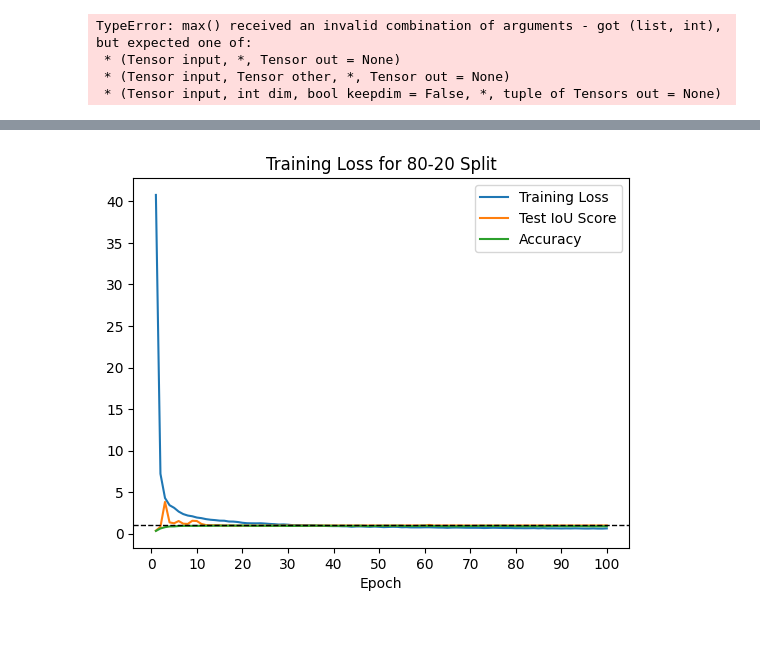
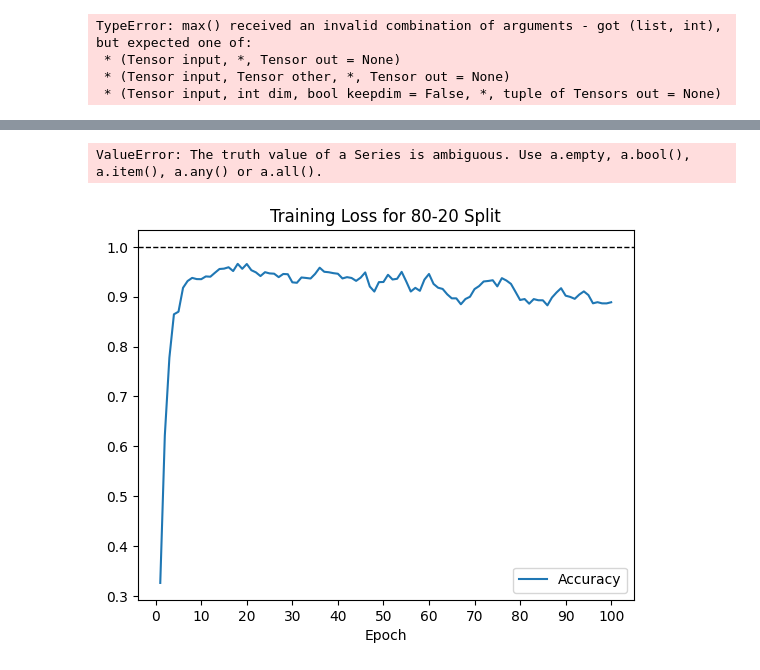
Before and after one commit to nnvu-fit/iusai-project, a Jupyter notebook: faster-rcnn.ipynb, the cells around one changed output, grey strips where cells are left out. Cells and saved outputs as stored; diff of their text form; code cells hidden in the pictures; blank space fills up the shorter version.

```diff
--- a/faster-rcnn.ipynb
+++ b/faster-rcnn.ipynb
@@ -236,24 +247,65 @@ print(log_data.head())
+# %%
+log_file_path = 'logs/faster_rcnn/faster-rcnn_80-20.log'
+
+with open(log_file_path, 'r') as file:
+    log_data = file.readlines()
+
+# transform log_data into objects using csv.DictReader
+import csv
+from io import StringIO
+import pandas as pd
+
+# convert the log data into a pandas DataFrame from the csv.DictReader object
+log_data = csv.DictReader(StringIO(''.join(log_data)))
+log_data = pd.DataFrame(log_data)
+
+log_data['Train Loss'] = log_data['Train Loss'].str.rstrip('%').astype('float')
+# turn the Test IoU and Accuracy columns into percentages values
+log_data['Test IoU Score'] = log_data['Test IoU Score'].str.rstrip('%').astype('float') * 100.0
+log_data['Accuracy'] = log_data['Accuracy'].str.rstrip('%').astype('float') * 100.0
+# round the values of the columns to 2 decimal places
+log_data = log_data.round(2)
+
+# transform the epoch column into integers
+log_data['Epoch'] = log_data['Epoch'].astype('int')
+
+# print the records of Epochs 0 and 9 each Fold sequentially
+epoch_0 = log_data[log_data['Epoch'] % 10 in [0, 9]]
+
+epoch_0_and_9 = []
+for i in range(epoch_0.__len__()):
+    # append the record at the index i of epoch_0
+    epoch_0_and_9.append(epoch_0.iloc[[i]])
+    # append the record at the index i of epoch_9
+    epoch_0_and_9.append(epoch_9.iloc[[i]])
+
+# print the records in a tabular format without the index and the column names in csv format
+for i in range(0, len(epoch_0_and_9), 2):
+    print(epoch_0_and_9[i].to_csv(index=False, header=False, sep='\t'))
+    print(epoch_0_and_9[i+1].to_csv(index=False, header=False, sep='\t'))
+# %% [output]
+ValueError: The truth value of a Series is ambiguous. Use a.empty, a.bool(), a.item(), a.any() or a.all().
 # %%
 # display chart of the training loss
 import matplotlib.pyplot as plt
 import numpy as np
 
 # plot the training loss for each fold in the same plot for comparison
 train_loss = [float(loss) for loss in log_data['Train Loss']]
 iou_score = [float(loss) for loss in log_data['Test IoU Score']]
 accuracy = [float(loss) for loss in log_data['Accuracy']]
 # convert the string values to float
-plt.plot(log_data['Epoch'].map(lambda x: int(x) + 1), train_loss, label='Training Loss')
-plt.plot(log_data['Epoch'].map(lambda x: int(x) + 1), iou_score, label='Test IoU Score')
+# plt.plot(log_data['Epoch'].map(lambda x: int(x) + 1), train_loss, label='Training Loss')
+# plt.plot(log_data['Epoch'].map(lambda x: int(x) + 1), iou_score, label='Test IoU Score')
 plt.plot(log_data['Epoch'].map(lambda x: int(x) + 1), accuracy, label='Accuracy')
 
 # draw the line y=0
 plt.axhline(1, color='black', lw=1, ls='--')
 
 plt.xlabel('Epoch')
 plt.xticks(np.arange(0, 101, 10))
 plt.title('Training Loss for 80-20 Split')
 plt.legend()
 plt.show()
 # %% [output]
-[figure, old version]
+[figure, new version]
```
Also changed, not shown: parts of 3 cells of this notebook, 3 other files.
